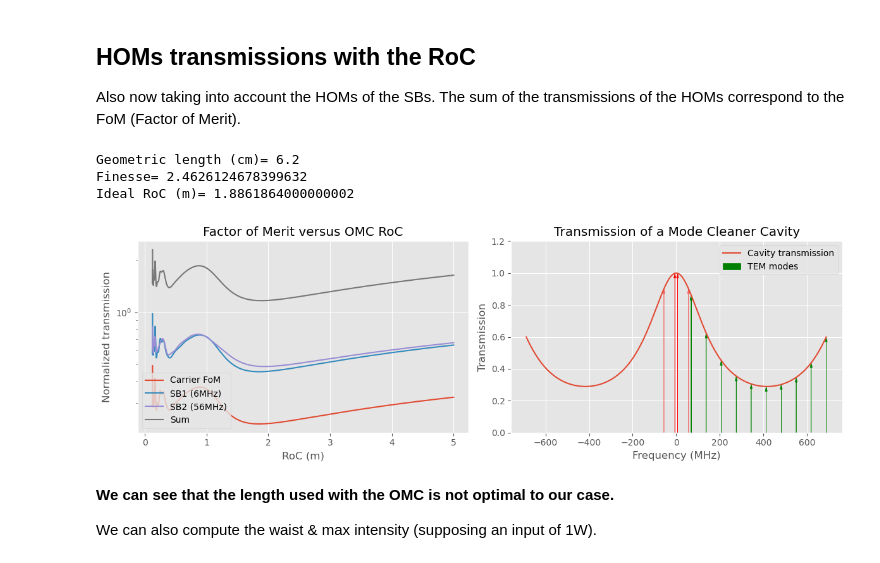
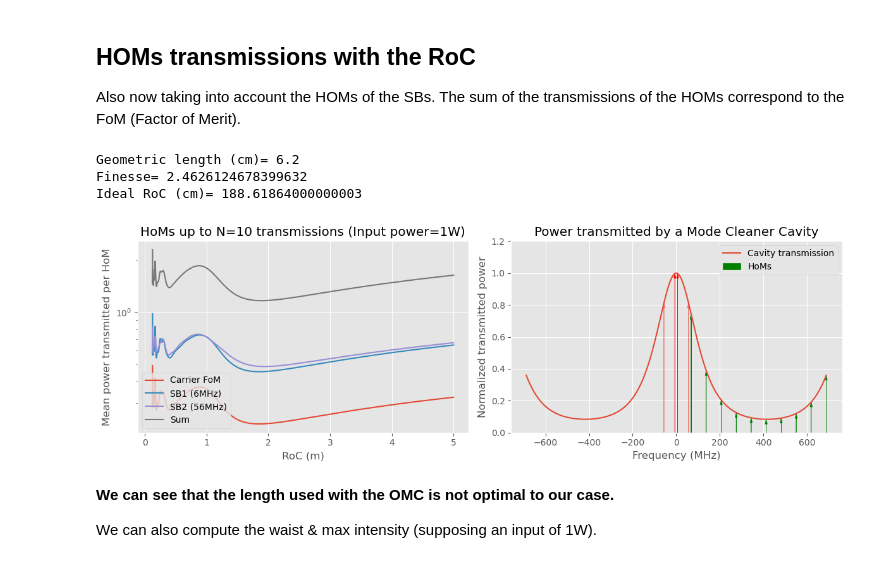
Before and after one commit to antoine-amy/AdV_AMC_design, a Jupyter notebook: MC_design.ipynb, the cells around one changed output. Cells and saved outputs as stored; diff of their text form; code cells hidden in the pictures.

```diff
--- a/MC_design.ipynb
+++ b/MC_design.ipynb
@@ -14,11 +22,10 @@ Plot a two-mirror Fabry–Perot cavity reflection transfer function and a PDH re
 # %%
 # Call the function with the desired parameters
 L = 1.  # length of the optical cavity
-fm = 56e6  # frequency of the sideband signal
 r1 = .99  # input mirror reflectivity
 r2 = .98  # end mirror reflectivity
 
-f, R, pdh, fsr = MCdf.PDH(L, fm,r1,r2)
+f, R, pdh, fsr = MCdf.PDH(L, 56e6,r1,r2)
 
 # Set up subplots and plot the results
 fig, axes = plt.subplots(nrows=1, ncols=3, figsize=(18, 6))
@@ -52,14 +59,10 @@ plt.show()
 Determine the parameters intervals (cf VIR-NOT-071A-08).
 # %%
 # Constants
-c = 2.99792e8 # Speed of light
-carrier = 1064e-9 # Carrier wavelength (m)
-f = c / carrier # Carrier frequency (Hz)
-fm = [6e6, 56e6] # Sidebands frequency (Hz)
+f = c / lambda_ # Carrier frequency (Hz)
 R1 = 0.99; T1=np.sqrt(1-R1) # mirror 1
 R2 = 0.99; T2=np.sqrt(1-R2) # mirror 2
-n = 1.45 # Cavity index
-sidebands_trans_min, TEM_limit = 0.90, 0.01 # Sidebands & HOMs transmissions limits
+TEM_limit = 0.01 # Sidebands & HOMs transmissions limits
 Lopt_lim, F_lim, RoC_lim = [10e-3, 30e-2], [5, 500], [0,0] # Parameters limits
 nm_max = 10 # Number of HOMs to consider
 FLopt_lim=[0,0]; RLgeo_lim=[0,0]
@@ -72,13 +75,13 @@ if np.pi*losses_max/(4*P)<F_lim[1]: F_lim[1]=np.pi*losses_max/(4*P)
 print(round(F_lim[0],4),"<F<",round(F_lim[1],4))
 
 # Sidebands transmission
-FLopt_lim[1]=np.sqrt(((1-sidebands_trans_min)*c**2)/(16*sidebands_trans_min*fm[1]**2))
+FLopt_lim[1]=np.sqrt(((1-SB_limit)*c**2)/(16*SB_limit*fm[1]**2))
 Lopt_lim[1]=FLopt_lim[1]/F_lim[0]
 print(round(Lopt_lim[0]*1e2,4),"<Lopt (cm)<",round(Lopt_lim[1]*1e2,4)) # Lopt being the optical length of a one way trip
 
 # Filtering of higher modes
-RLgeo_lim[1]=TEM_limit*(2*FLopt_lim[1]/(n*np.pi))**2
-RoC_lim[0]=RLgeo_lim[1]/(0.5*Lopt_lim[1]/n); RoC_lim[1]=RLgeo_lim[1]/(0.5*Lopt_lim[0]/n) # Since Lopt=2*Lgeo*n
+RLgeo_lim[1]=TEM_limit*(2*FLopt_lim[1]/(idxn*np.pi))**2
+RoC_lim[0]=RLgeo_lim[1]/(0.5*Lopt_lim[1]/idxn); RoC_lim[1]=RLgeo_lim[1]/(0.5*Lopt_lim[0]/idxn) # Since Lopt=2*Lgeo*n
 print(round(RoC_lim[0]*1e2,4),"<RoC (cm)<",round(RoC_lim[1]*1e2,4))
 # %% [output]
 -----Parameters intervals-----
@@ -172,61 +172,46 @@ df (MHz)= 2746.3222120852083
 Also now taking into account the HOMs of the SBs. The sum of the transmissions of the HOMs correspond to the FoM (Factor of Merit).
 # %%
 # Input parameters
-c = 2.99792e8 # Speed of light
-idxn = 1.44963 # Index of the cavity
 Lgeo = 0.06200 # Physical length of the cavity (from Marine Ducrot PhD), with approx that hypothenuse=base
 Lopt = 2 * idxn * Lgeo # Optical length travelled by the beam in the cavity for a one way trip
-fmod1 = 6.270777e6 # Frenquency of the first SB
-fm = [fmod1, fmod1*9] # List of the SBs frequency
-lambda_ = 1064.0e-9 # Wavelength of the carrier
-SB_limit = 0.90 # SBs transmissions limit
-
-P=[[1],[1,1]] # Input power of the carrier & SBs
 P_HoMs=[np.ones(10),np.full(10, 2),np.full(10, 2)] # Input power of carrier & SBs HOMs
+RoC_max=5
 
 # Determine the max finesse that respect SB_limit
 FLopt_max = (c * np.sqrt(1 - SB_limit)) / (4 * fm[-1] * np.sqrt(SB_limit))
-Fomc = FLopt_max / Lopt # The L in FL_max correpond to the optical length of a one way travel in the cavity (which is lopt here)
+Fomc = FLopt_max / Lopt
 
-# Call the function with the input parameters
-RoC_max=5
-rho_vect, FoM_vect_car, FoM_vect_SB = MCdf.FoMvsRoC(idxn, Lgeo, Fomc, RoC_max, fm, P, P_HoMs)
-
-# Calculate  the total transmissions of the HOMs & the ideal RoC
-FoM_vect_sum = FoM_vect_car + FoM_vect_SB[0] + FoM_vect_SB[1]
-r=rho_vect[np.argmin(FoM_vect_sum)]
+rho_vect, FoM_vect_car, FoM_vect_SB = MCdf.FoMvsRoC(Lgeo, Fomc, RoC_max, fm, P_HoMs) # FoMs calculations
+FoM_vect_sum = FoM_vect_car + FoM_vect_SB[0] + FoM_vect_SB[1] # Total power transmitted
+Ideal_RoC=rho_vect[np.argmin(FoM_vect_sum)] # Ideal RoC
 
 # Print the parameters choosed
 print("Geometric length (cm)=", Lgeo * 10**2)
-print("Finesse=",Fomc)
-print("Ideal RoC (m)=", r)
+print("Finesse=", Fomc)
+print("Ideal RoC (cm)=", Ideal_RoC*1e2)
 
-g=(1-(Lgeo*2)/r)
 
 # Create a 1x2 grid of subplots
 fig, (ax1, ax2) = plt.subplots(nrows=1, ncols=2, figsize=(12, 4))
-
-# Plot the first graph on ax1
 ax1.plot(rho_vect, FoM_vect_car, label='Carrier FoM')
 ax1.plot(rho_vect, FoM_vect_SB[0], label='SB1 (6MHz)')
 ax1.plot(rho_vect, FoM_vect_SB[1], label='SB2 (56MHz)')
 ax1.plot(rho_vect, FoM_vect_sum, label='Sum')
 ax1.set_xlabel('RoC (m)')
-ax1.set_ylabel('Normalized transmission')
+ax1.set_ylabel('Mean power transmitted per HoM')
 ax1.set_yscale('log')
-ax1.set_title('Factor of Merit versus OMC RoC')
+ax1.set_title('HoMs up to N=10 transmissions (Input power=1W)')
 ax1.legend()
 
-MCdf.plot_transmission(idxn, Lopt, Fomc, g, fm, 10, ax2)
+MCdf.plot_transmission(Lgeo, Fomc, Ideal_RoC, fm, 10, ax2)
 
-# Display the subplots
 plt.tight_layout()
 plt.show()
 # %% [output]
 Geometric length (cm)= 6.2
 Finesse= 2.4626124678399632
-Ideal RoC (m)= 1.8861864000000002
+Ideal RoC (cm)= 188.61864000000003
-[figure, old version]
+[figure, new version]
 # %% [markdown]
 **We can see that the length used with the OMC is not optimal to our case.**
 
```
Also changed, not shown: parts of 14 cells of this notebook, 1 other file.
